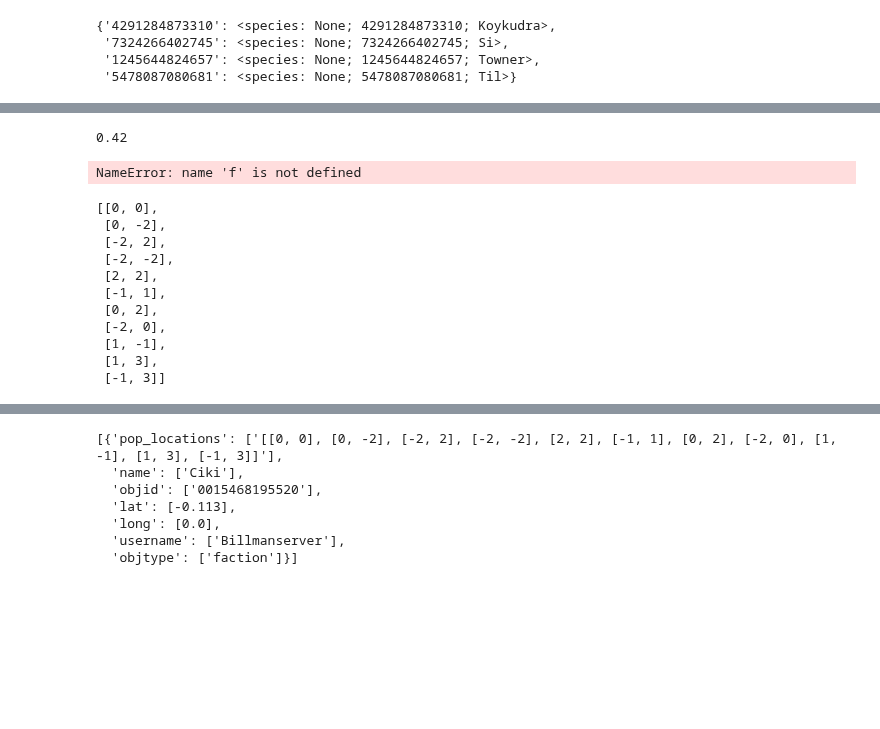
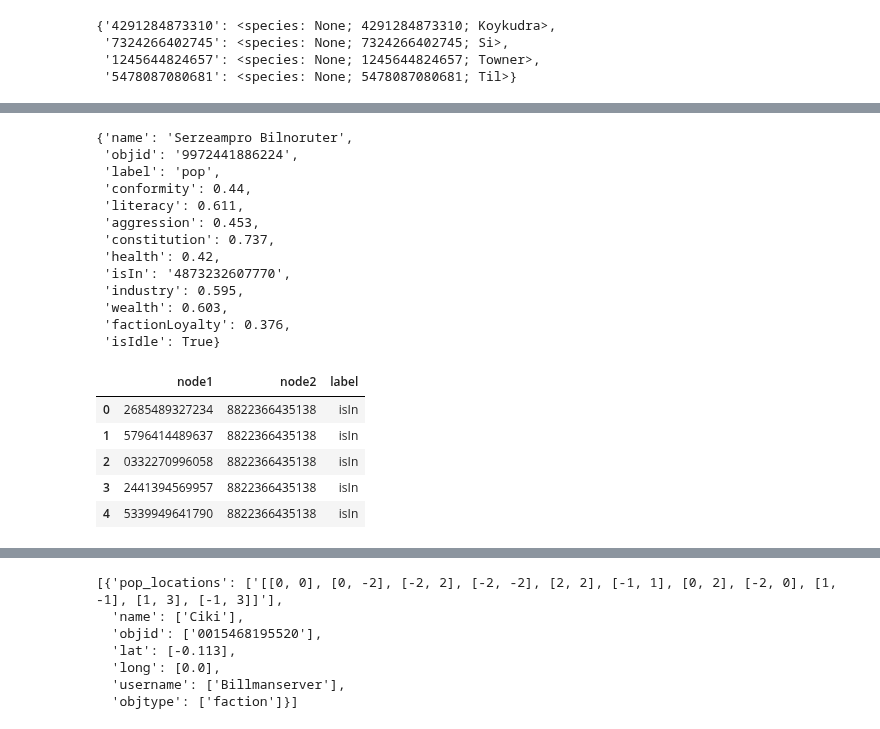
Before and after one commit to BillmanH/exoplanets, a Jupyter notebook: notebooks/People/Population Growth.ipynb, the cells around one changed output, grey strips where cells are left out. Cells and saved outputs as stored; diff of their text form; code cells hidden in the pictures; blank space fills up the shorter version.

```diff
--- a/notebooks/People/Population Growth.ipynb
+++ b/notebooks/People/Population Growth.ipynb
@@ -208,42 +271,27 @@ child
 # %%
-child.health
+child.get_data()
 # %% [output]
-0.42
+{'name': 'Serzeampro Bilnoruter',
+ 'objid': '9972441886224',
+ 'label': 'pop',
+ 'conformity': 0.44,
+ 'literacy': 0.611,
+ 'aggression': 0.453,
+ 'constitution': 0.737,
+ 'health': 0.42,
+ 'isIn': '4873232607770',
+ 'industry': 0.595,
+ 'wealth': 0.603,
+ 'factionLoyalty': 0.376,
+ 'isIdle': True}
-# %%
-
-for i in reproducing_pops.index.to_list():
-    p = reproducing_pops.loc[i].to_dict()
-    f = factions_df.loc[i].to_dict()
-    s = species_df.loc[i].to_dict()
-    l = locations_df.loc[i].to_dict()
-    child = growth.grow_pop(p,species,params,syllables)
-    pop_locations = growth.assign_pop_to_faction(f)
-    c.patch_property(f['objid'], 'pop_locations', str(pop_locations))
-    nodes.append(child)
-    event = growth.population_growth_event(p, location,child, params)
-    nodes.append(event)
-    edges.append({"node1": child["objid"], "node2": p["objid"], "label": "childOf"})
-    edges.append({"node1": child["objid"], "node2": child["isIn"], "label": "isIn"})
-    edges.append({"node1": child["objid"], "node2": species["objid"], "label": "isOf"})
-    edges.append({"node1": child["objid"], "node2": location["objid"], "label": "inhabits"})
-    event_edges.append(c.create_custom_edge(event,location,'happenedAt'))
-    event_edges.append(c.create_custom_edge(p,event,'caused'))
-# %%
-f
-# %% [output]
-NameError: name 'f' is not defined
-# %%
-pop_locations = growth.assign_pop_to_faction(f)
-pop_locations
-# %% [output]
-[[0, 0],
- [0, -2],
- [-2, 2],
- [-2, -2],
- [2, 2],
- [-1, 1],
- [0, 2],
- [-2, 0],
- [1, -1],
- [1, 3],
- [-1, 3]]
+# %%
+factionedges = []
+[f.get_pop_edges(factionedges) for f in factions]
+pd.DataFrame(factionedges).head()
+# %% [output]
+|  | node1 | node2 | label |
+| 0 | 2685489327234 | 8822366435138 | isIn |
+| 1 | 5796414489637 | 8822366435138 | isIn |
+| 2 | 0332270996058 | 8822366435138 | isIn |
+| 3 | 2441394569957 | 8822366435138 | isIn |
+| 4 | 5339949641790 | 8822366435138 | isIn |
```
Also changed, not shown: parts of 16 cells of this notebook, 1 other file.
